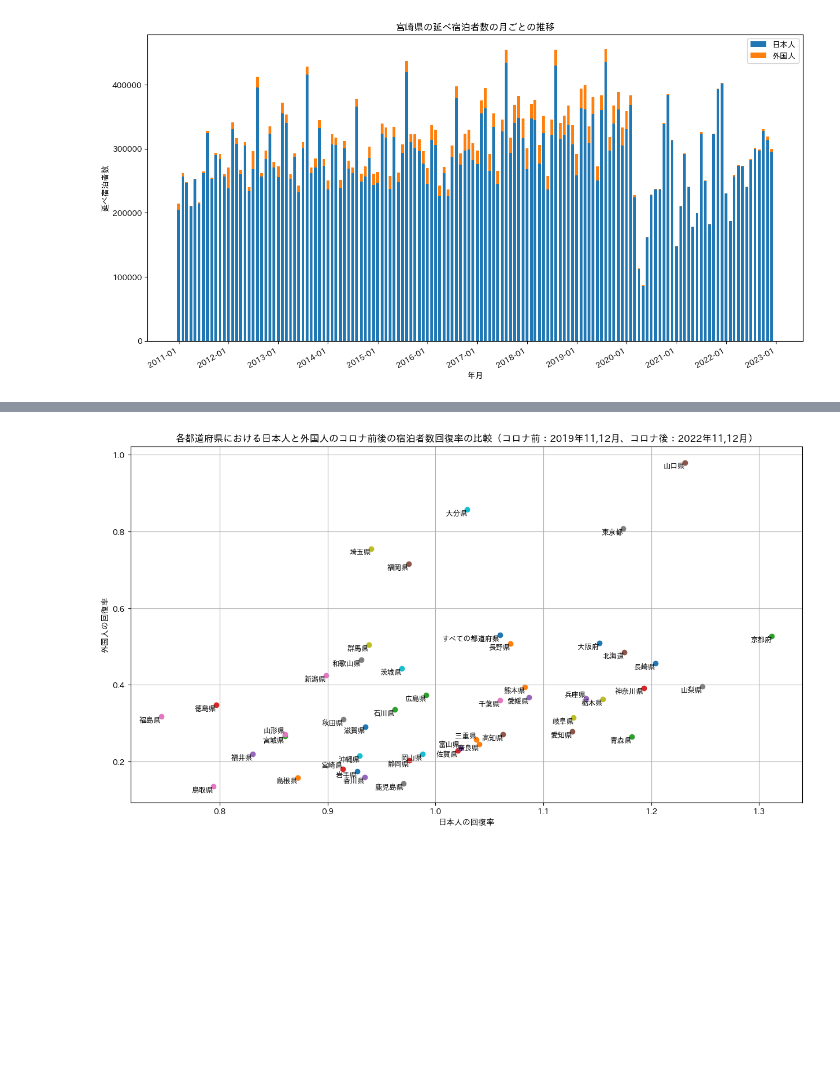
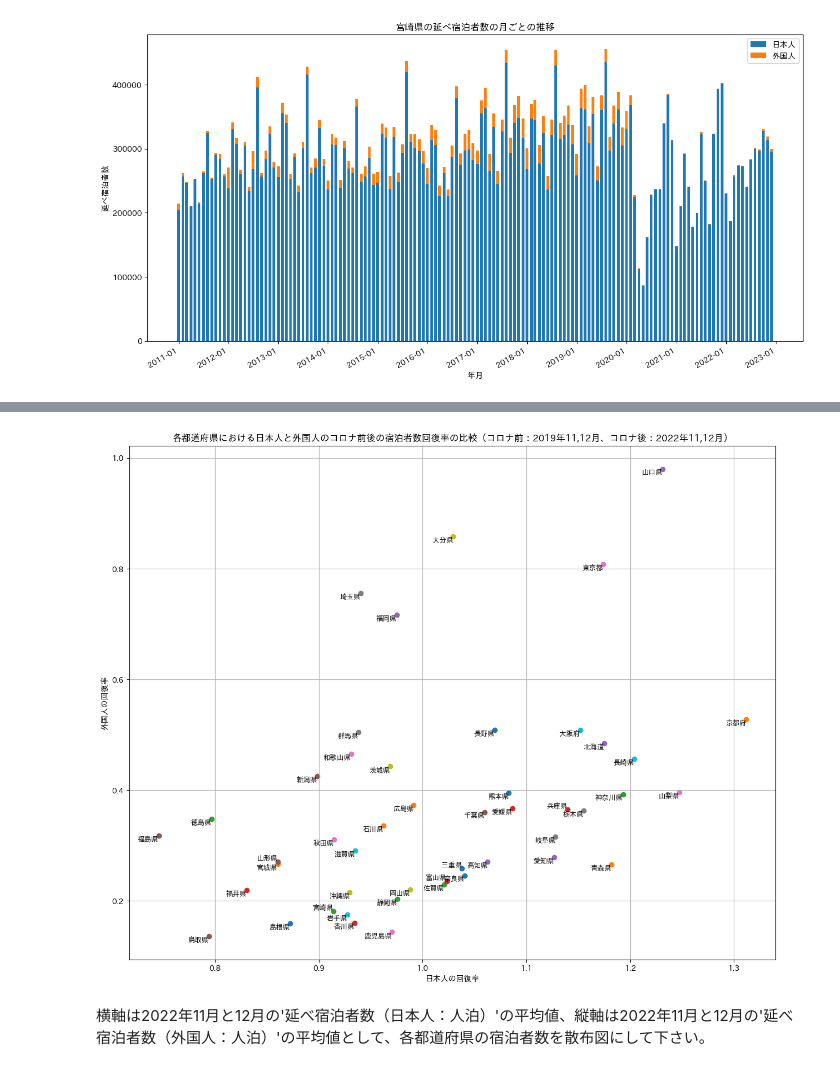
Before and after one commit to okana2ki/hotel-analysis, a Jupyter notebook: hotel_analysis.ipynb, the cells around one changed output, grey strips where cells are left out. Drawn from its saved outputs; the diff is of its cells as text; code cells hidden in the pictures; blank space fills up the shorter version.

```diff
--- a/hotel_analysis.ipynb
+++ b/hotel_analysis.ipynb
@@ -119,32 +143,34 @@ data_2019 = data[(data['集計年'] == 2019) & (data['集計月'].isin([11, 12])
 
 # 各都道府県ごとにデータをグループ化し、合計を計算
 sum_2022 = data_2022.groupby('都道府県名').agg({'延べ宿泊者数（日本人：人泊）': 'sum', '延べ宿泊者数（外国人：人泊）': 'sum'})
 sum_2019 = data_2019.groupby('都道府県名').agg({'延べ宿泊者数（日本人：人泊）': 'sum', '延べ宿泊者数（外国人：人泊）': 'sum'})
 
 # コロナ前後の回復率を計算
 recovery_data = sum_2022 / sum_2019
 recovery_data.columns = ['日本人の回復率', '外国人の回復率']
 
 # 散布図の作成、プロット点の近くに都道府県名を表示
-plt.figure(figsize=(15, 8))
+plt.figure(figsize=(15, 12))
 for prefecture in recovery_data.index:
     x = recovery_data.loc[prefecture, '日本人の回復率']
     y = recovery_data.loc[prefecture, '外国人の回復率']
     plt.scatter(x, y)
     # plt.text(x, y, prefecture, fontsize=9, ha='right')  # 都道府県名を表示
 
     # 文字が重なってしまう都道府県名の表示位置を調整
     if prefecture in ['山形県', '富山県', '三重県', '兵庫県', '宮崎県']:
         plt.text(x, y, prefecture, fontsize=9, ha='right', va='bottom')
     else:
         plt.text(x, y, prefecture, fontsize=9, ha='right', va='top')
 
 plt.xlabel('日本人の回復率')
 plt.ylabel('外国人の回復率')
 plt.title('各都道府県における日本人と外国人のコロナ前後の宿泊者数回復率の比較（コロナ前：2019年11,12月、コロナ後：2022年11,12月）')
 plt.grid(True)
 
 # グラフを表示
 plt.show()
 # %% [output]
-[figure, old version]
+[figure, new version]
+# %% [markdown]
+横軸は2022年11月と12月の'延べ宿泊者数（日本人：人泊）'の平均値、縦軸は2022年11月と12月の'延べ宿泊者数（外国人：人泊）'の平均値として、各都道府県の宿泊者数を散布図にして下さい。
```
Also changed, not shown: parts of 12 cells of this notebook.
